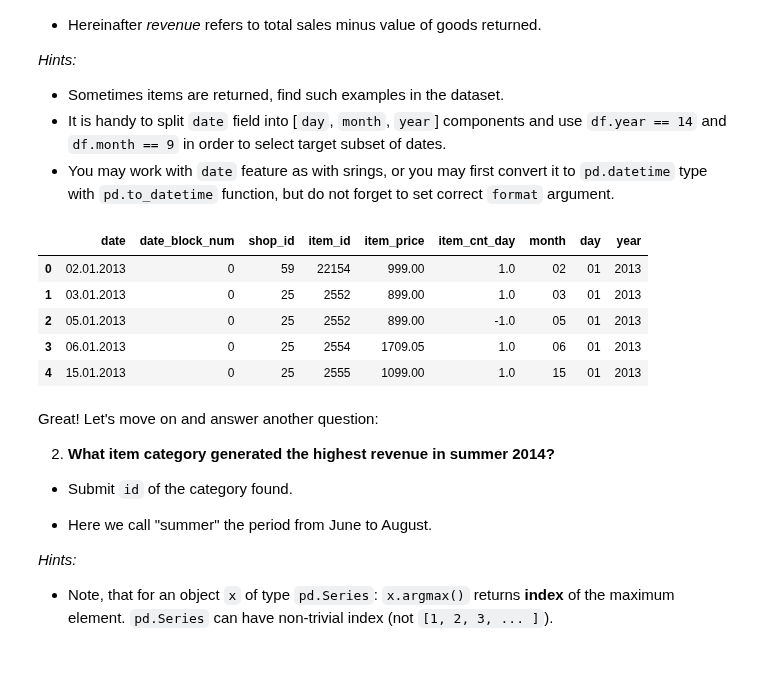
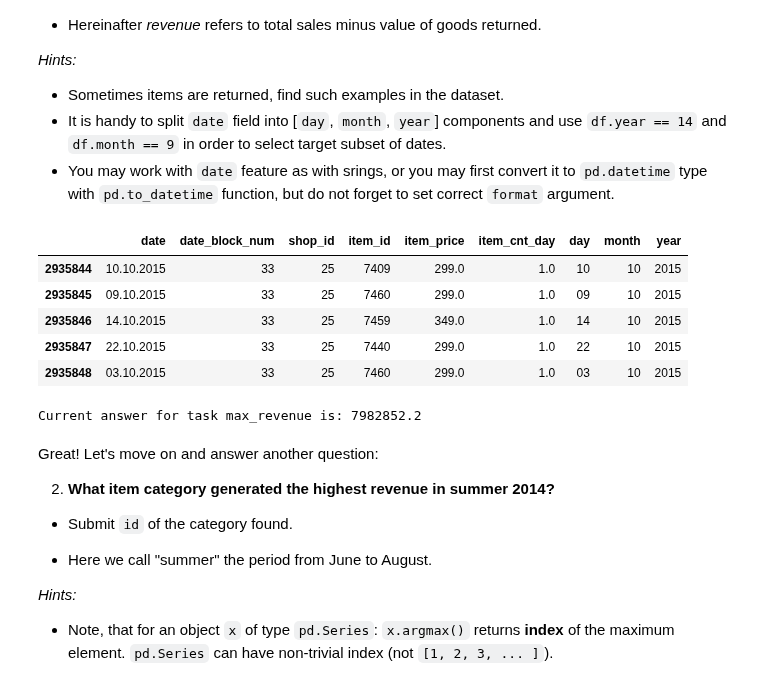
Before and after one commit to MasatoraAtarashi/Kaggle, a Jupyter notebook: how-to-win-kaggle/PandasBasics.ipynb, the cells around one changed output. Saved outputs shown, nothing was run; the diff lists cells and outputs as text; code cells hidden in the pictures.

```diff
--- a/how-to-win-kaggle/PandasBasics.ipynb
+++ b/how-to-win-kaggle/PandasBasics.ipynb
@@ -91,12 +91,12 @@ The first question is:
 # %%
 transactions = pd.concat([transactions, transactions['date'].str.split('.', expand=True)], axis=1)
 # %%
-transactions.rename(columns={0: 'month', 1: 'day', 2: 'year'}, inplace=True)
-transactions.head()
+transactions.rename(columns={1: 'month', 0: 'day', 2: 'year'}, inplace=True)
+transactions.tail()
 # %% [output]
-|  | date | date_block_num | shop_id | item_id | item_price | item_cnt_day | month | day | year |
-| 0 | 02.01.2013 | 0 | 59 | 22154 | 999.00 | 1.0 | 02 | 01 | 2013 |
-| 1 | 03.01.2013 | 0 | 25 | 2552 | 899.00 | 1.0 | 03 | 01 | 2013 |
-| 2 | 05.01.2013 | 0 | 25 | 2552 | 899.00 | -1.0 | 05 | 01 | 2013 |
-| 3 | 06.01.2013 | 0 | 25 | 2554 | 1709.05 | 1.0 | 06 | 01 | 2013 |
-| 4 | 15.01.2013 | 0 | 25 | 2555 | 1099.00 | 1.0 | 15 | 01 | 2013 |
+|  | date | date_block_num | shop_id | item_id | item_price | item_cnt_day | day | month | year |
+| 2935844 | 10.10.2015 | 33 | 25 | 7409 | 299.0 | 1.0 | 10 | 10 | 2015 |
+| 2935845 | 09.10.2015 | 33 | 25 | 7460 | 299.0 | 1.0 | 09 | 10 | 2015 |
+| 2935846 | 14.10.2015 | 33 | 25 | 7459 | 349.0 | 1.0 | 14 | 10 | 2015 |
+| 2935847 | 22.10.2015 | 33 | 25 | 7440 | 299.0 | 1.0 | 22 | 10 | 2015 |
+| 2935848 | 03.10.2015 | 33 | 25 | 7460 | 299.0 | 1.0 | 03 | 10 | 2015 |
@@ -103,8 +109,10 @@ transactions.head()
 # %%
 # YOUR CODE GOES HERE
 
-max_revenue = # PUT YOUR ANSWER IN THIS VARIABLE
+max_revenue = revenue['Revenue'].max()
 grader.submit_tag('max_revenue', max_revenue)
+# %% [output]
+Current answer for task max_revenue is: 7982852.2
 # %% [markdown]
 Great! Let's move on and answer another question:
 
```
Also changed, not shown: parts of 11 cells of this notebook, 1 other file.
